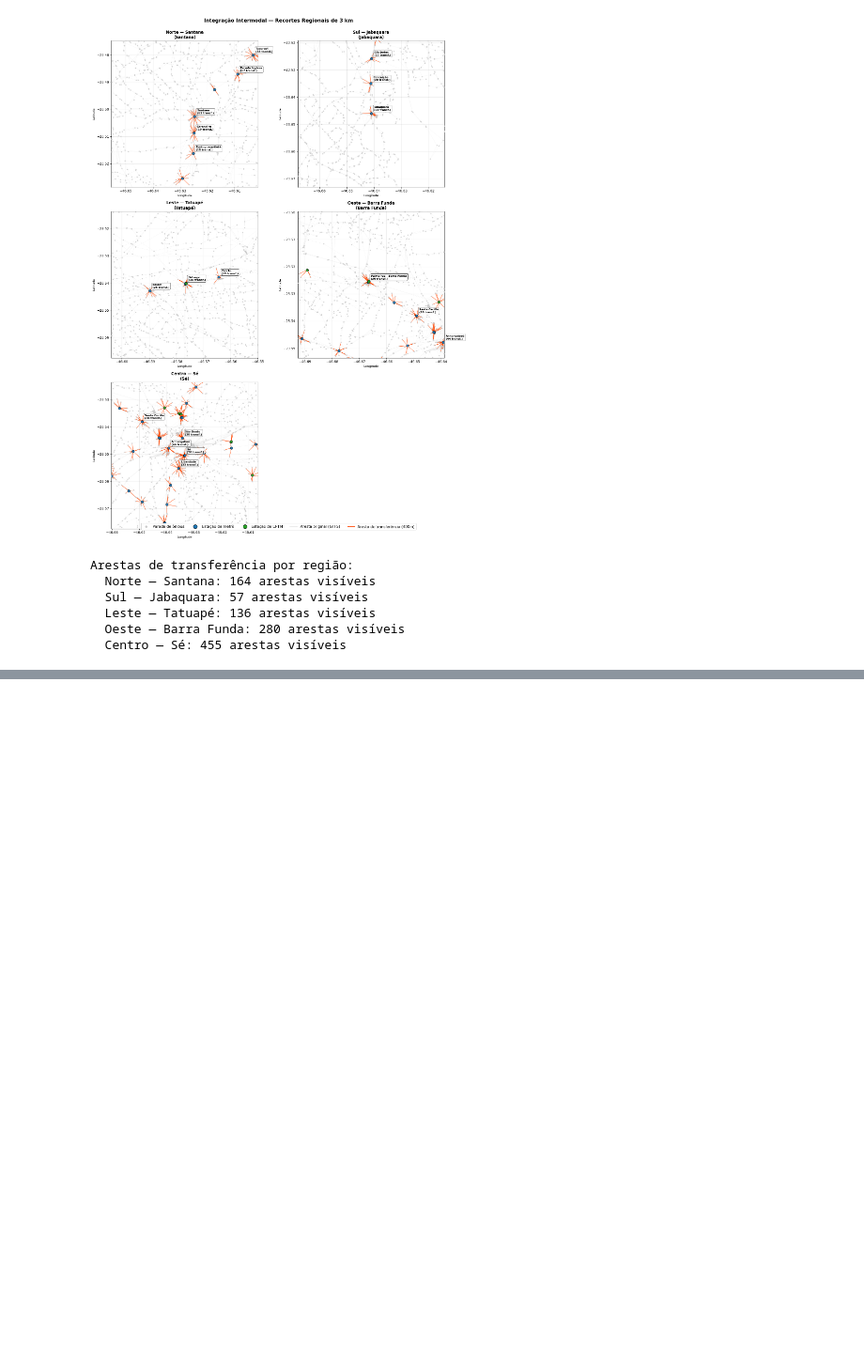
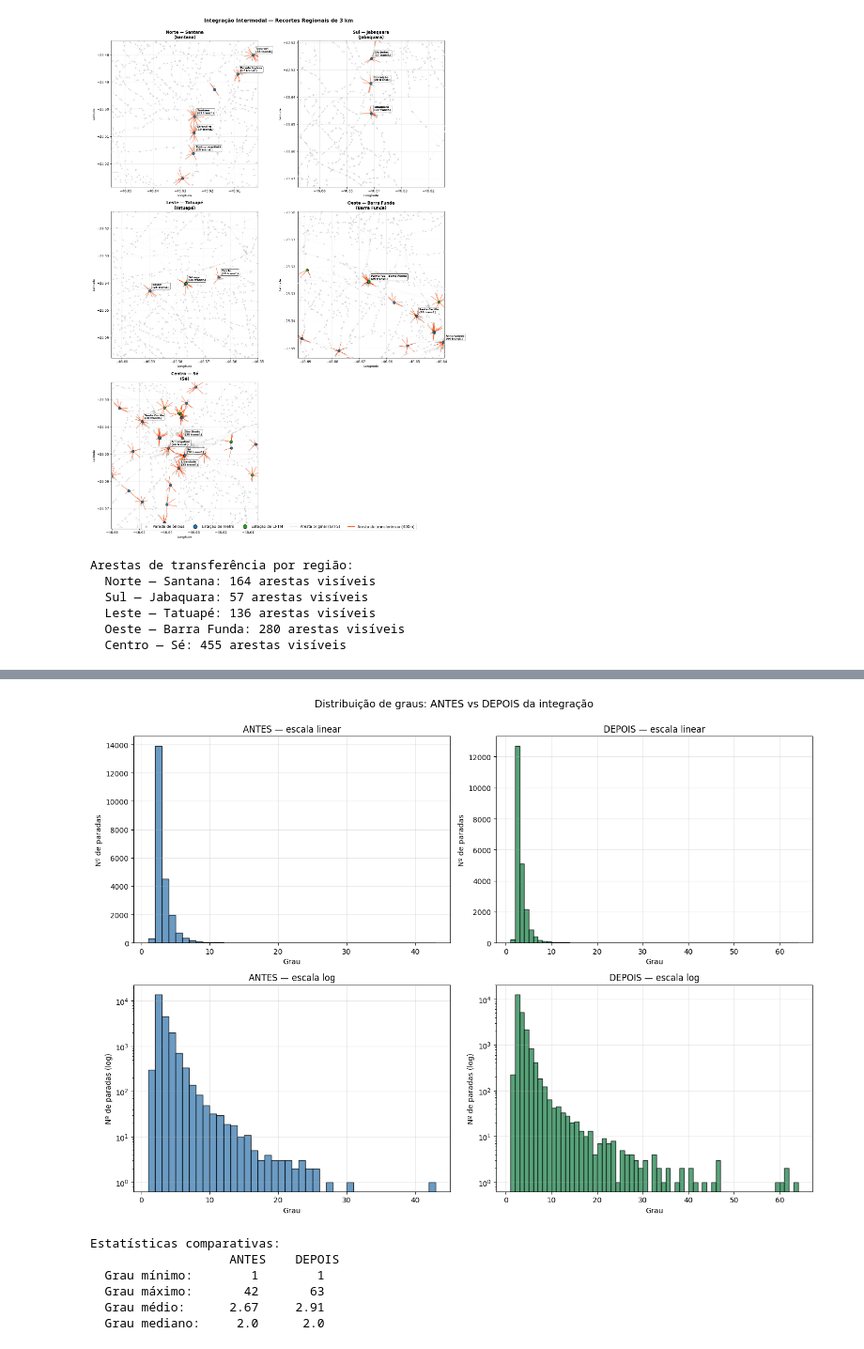
Before and after one commit to cintia-shinoda/public-transit-graph-theory, a Jupyter notebook: notebooks/2_grafo.ipynb, the cells around one changed output, grey strips where cells are left out. Shown at 94% size. Drawn from its saved outputs; the diff is of its cells as text; code cells hidden in the pictures; blank space fills up the shorter version.

```diff
--- a/notebooks/2_grafo.ipynb
+++ b/notebooks/2_grafo.ipynb
@@ -662,0 +791,59 @@ Arestas de transferência por região:
+# %%
+# Histogramas de graus: antes vs depois
+
+graus_antes = [d for n, d in G_antes.degree()]
+graus_depois = [d for n, d in G.degree()]
+
+fig, axes = plt.subplots(2, 2, figsize=(14, 10))
+
+# Linha 1: escala linear
+axes[0, 0].hist(graus_antes, bins=range(1, max(graus_antes) + 2),
+                color='steelblue', edgecolor='black', alpha=0.8)
+axes[0, 0].set_title('ANTES — escala linear')
+axes[0, 0].set_xlabel('Grau')
+axes[0, 0].set_ylabel('Nº de paradas')
+axes[0, 0].grid(alpha=0.3)
+
+axes[0, 1].hist(graus_depois, bins=range(1, max(graus_depois) + 2),
+                color='seagreen', edgecolor='black', alpha=0.8)
+axes[0, 1].set_title('DEPOIS — escala linear')
+axes[0, 1].set_xlabel('Grau')
+axes[0, 1].set_ylabel('Nº de paradas')
+axes[0, 1].grid(alpha=0.3)
+
+# Linha 2: escala log (pra ver a cauda)
+axes[1, 0].hist(graus_antes, bins=range(1, max(graus_antes) + 2),
+                color='steelblue', edgecolor='black', alpha=0.8)
+axes[1, 0].set_yscale('log')
+axes[1, 0].set_title('ANTES — escala log')
+axes[1, 0].set_xlabel('Grau')
+axes[1, 0].set_ylabel('Nº de paradas (log)')
+axes[1, 0].grid(alpha=0.3)
+
+axes[1, 1].hist(graus_depois, bins=range(1, max(graus_depois) + 2),
+                color='seagreen', edgecolor='black', alpha=0.8)
+axes[1, 1].set_yscale('log')
+axes[1, 1].set_title('DEPOIS — escala log')
+axes[1, 1].set_xlabel('Grau')
+axes[1, 1].set_ylabel('Nº de paradas (log)')
+axes[1, 1].grid(alpha=0.3)
+
+plt.suptitle('Distribuição de graus: ANTES vs DEPOIS da integração', fontsize=14, y=1.00)
+plt.tight_layout()
+plt.savefig(REPO_ROOT / 'outputs' / 'hist_graus_comparacao.png', dpi=150, bbox_inches='tight')
+plt.show()
+
+print(f"\nEstatísticas comparativas:")
+print(f"                   ANTES    DEPOIS")
+print(f"  Grau mínimo:    {min(graus_antes):>5}    {min(graus_depois):>5}")
+print(f"  Grau máximo:    {max(graus_antes):>5}    {max(graus_depois):>5}")
+print(f"  Grau médio:     {np.mean(graus_antes):>5.2f}    {np.mean(graus_depois):>5.2f}")
+print(f"  Grau mediano:   {np.median(graus_antes):>5.1f}    {np.median(graus_depois):>5.1f}")
+# %% [output]
+[figure, added]
+Estatísticas comparativas:
+                   ANTES    DEPOIS
+  Grau mínimo:        1        1
+  Grau máximo:       42       63
+  Grau médio:      2.67     2.91
+  Grau mediano:     2.0      2.0
```
Also changed, not shown: parts of 8 cells of this notebook, 6 other files.
